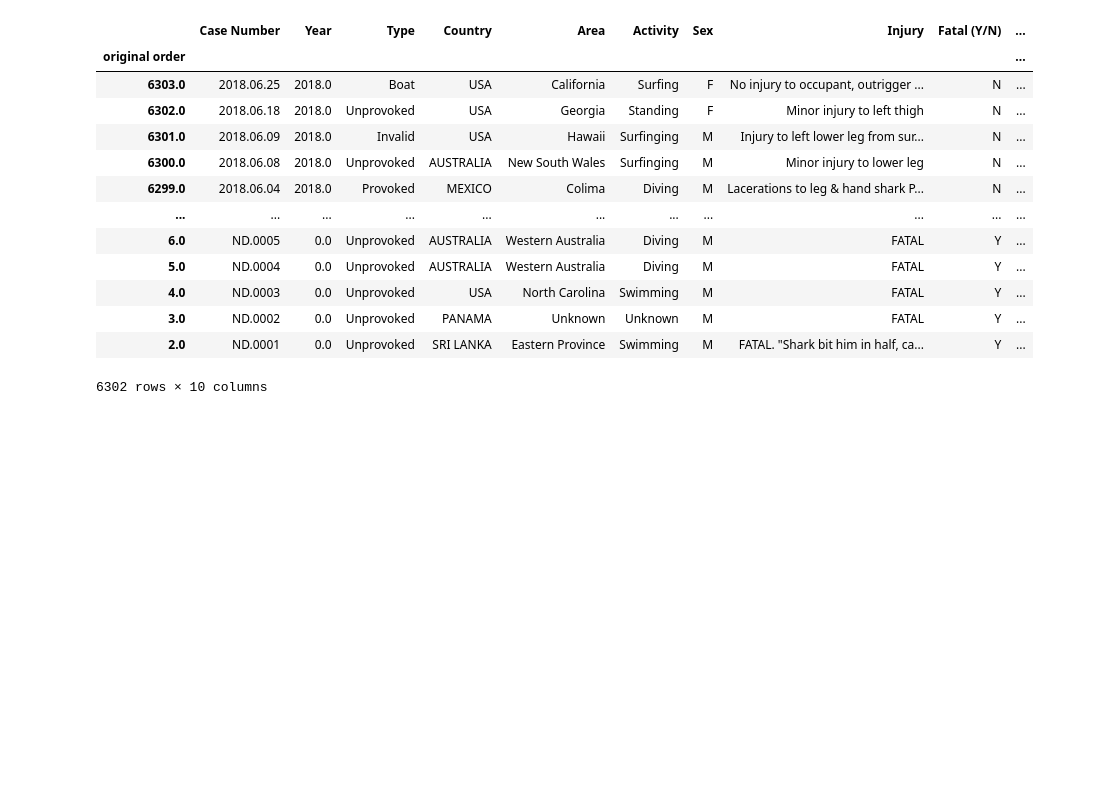
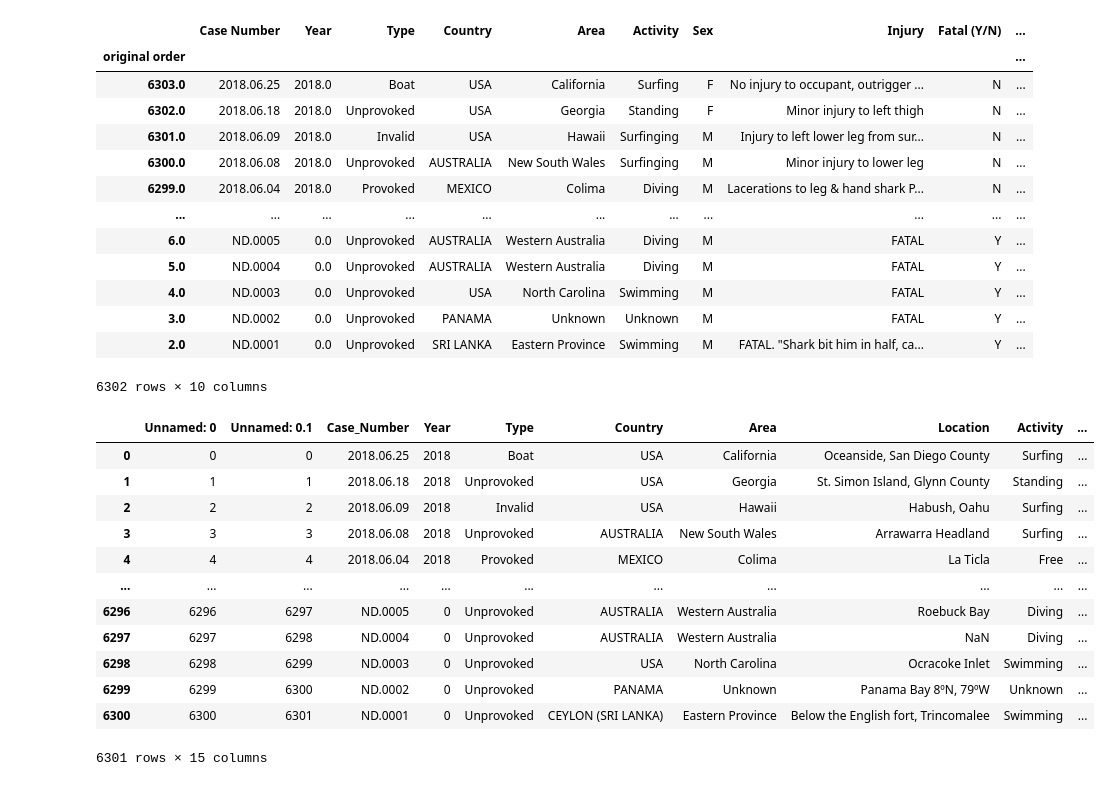
Before and after one commit to jperezllorente/shark_attacks, a Jupyter notebook: cleaning-pandas.ipynb, the cells around one changed output. Cells and saved outputs as stored; diff of their text form; code cells hidden in the pictures; blank space fills up the shorter version.

Commit message:
last regex touches

```diff
--- a/cleaning-pandas.ipynb
+++ b/cleaning-pandas.ipynb
@@ -199 +198,20 @@ data_clean
 data_clean.to_csv(r'C:\Users\juanp\Ironhack\pandas-project\data\data_clean.csv' , index = True)
+# %%
+data = pd.read_csv('data\\data_regex.csv')
+# %%
+
+data
+# %% [output]
+|  | Unnamed: 0 | Unnamed: 0.1 | Case_Number | Year | Type | Country | Area | Location | Activity | ... |
+| 0 | 0 | 0 | 2018.06.25 | 2018 | Boat | USA | California | Oceanside, San Diego County | Surfing | ... |
+| 1 | 1 | 1 | 2018.06.18 | 2018 | Unprovoked | USA | Georgia | St. Simon Island, Glynn County | Standing | ... |
+| 2 | 2 | 2 | 2018.06.09 | 2018 | Invalid | USA | Hawaii | Habush, Oahu | Surfing | ... |
+| 3 | 3 | 3 | 2018.06.08 | 2018 | Unprovoked | AUSTRALIA | New South Wales | Arrawarra Headland | Surfing | ... |
+| 4 | 4 | 4 | 2018.06.04 | 2018 | Provoked | MEXICO | Colima | La Ticla | Free | ... |
+| ... | ... | ... | ... | ... | ... | ... | ... | ... | ... | ... |
+| 6296 | 6296 | 6297 | ND.0005 | 0 | Unprovoked | AUSTRALIA | Western Australia | Roebuck Bay | Diving | ... |
+| 6297 | 6297 | 6298 | ND.0004 | 0 | Unprovoked | AUSTRALIA | Western Australia | NaN | Diving | ... |
+| 6298 | 6298 | 6299 | ND.0003 | 0 | Unprovoked | USA | North Carolina | Ocracoke Inlet | Swimming | ... |
+| 6299 | 6299 | 6300 | ND.0002 | 0 | Unprovoked | PANAMA | Unknown | Panama Bay 8ºN, 79ºW | Unknown | ... |
+| 6300 | 6300 | 6301 | ND.0001 | 0 | Unprovoked | CEYLON (SRI LANKA) | Eastern Province | Below the English fort, Trincomalee | Swimming | ... |
+6301 rows × 15 columns
```
Also changed, not shown: parts of 1 cell of this notebook, 3 other files.
